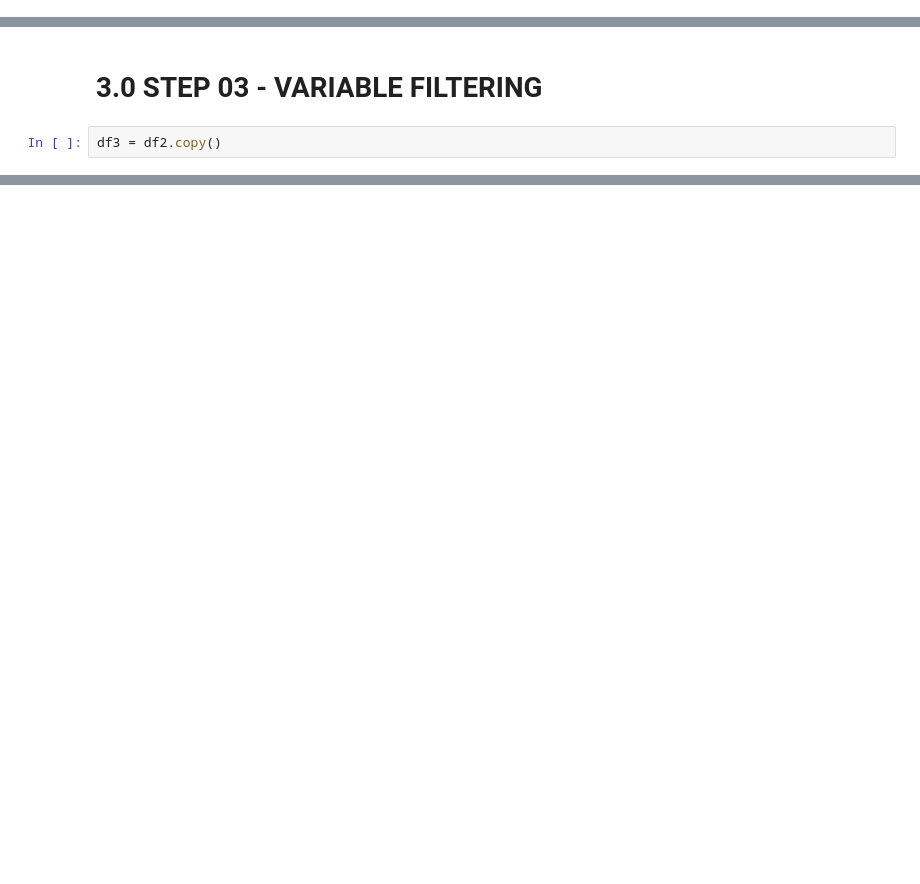
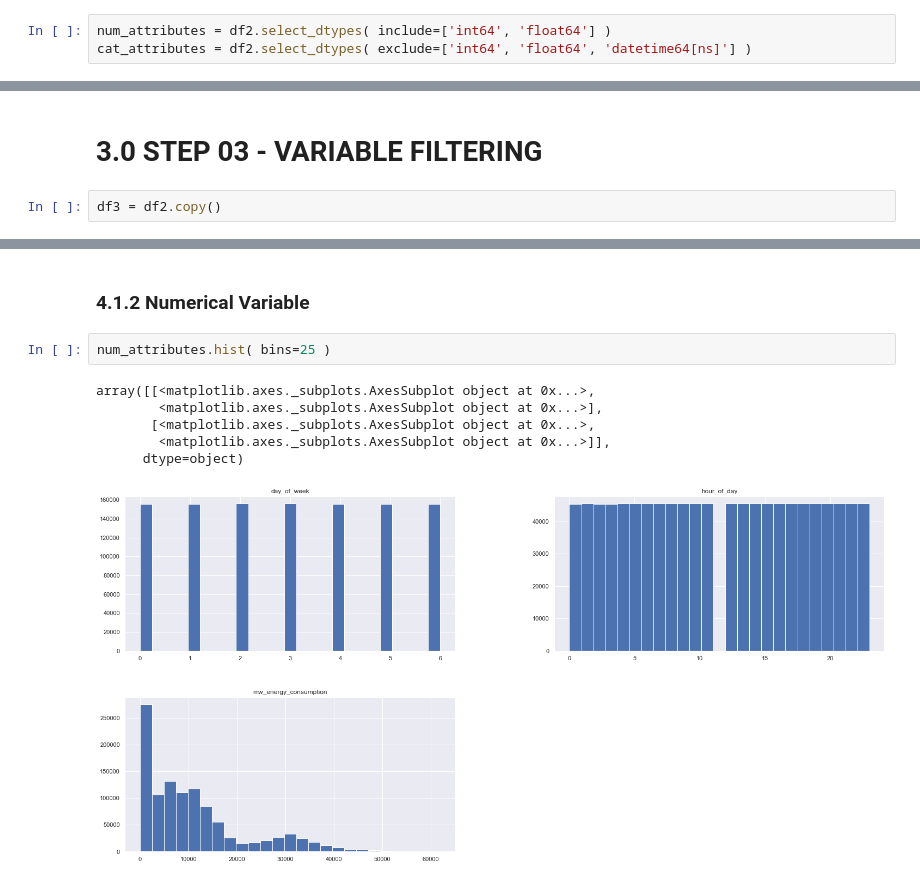
Before and after one commit to panambY/Hourly_Energy_Consumption, a Jupyter notebook: Hourly_Energy_Consumption.ipynb, the cells around one changed output, grey strips where cells are left out. Drawn from its saved outputs; the diff is of its cells as text; blank space fills up the shorter version.

```diff
--- a/Hourly_Energy_Consumption.ipynb
+++ b/Hourly_Energy_Consumption.ipynb
@@ -310,3 +343,6 @@ df2['day_of_week'] = df2['datetime'].dt.weekday
+# %%
+num_attributes = df2.select_dtypes( include=['int64', 'float64'] )
+cat_attributes = df2.select_dtypes( exclude=['int64', 'float64', 'datetime64[ns]'] )
 # %%
 df2.sample(10).T
 # %% [output]
@@ -333,0 +392,11 @@ df3.head()
+# %% [markdown]
+### 4.1.2 Numerical Variable
+# %%
+num_attributes.hist( bins=25 )
+# %% [output]
+array([[<matplotlib.axes._subplots.AxesSubplot object at 0x...>,
+        <matplotlib.axes._subplots.AxesSubplot object at 0x...>],
+       [<matplotlib.axes._subplots.AxesSubplot object at 0x...>,
+        <matplotlib.axes._subplots.AxesSubplot object at 0x...>]],
+      dtype=object)
+[figure, added]
```
Also changed, not shown: parts of 24 cells of this notebook.
